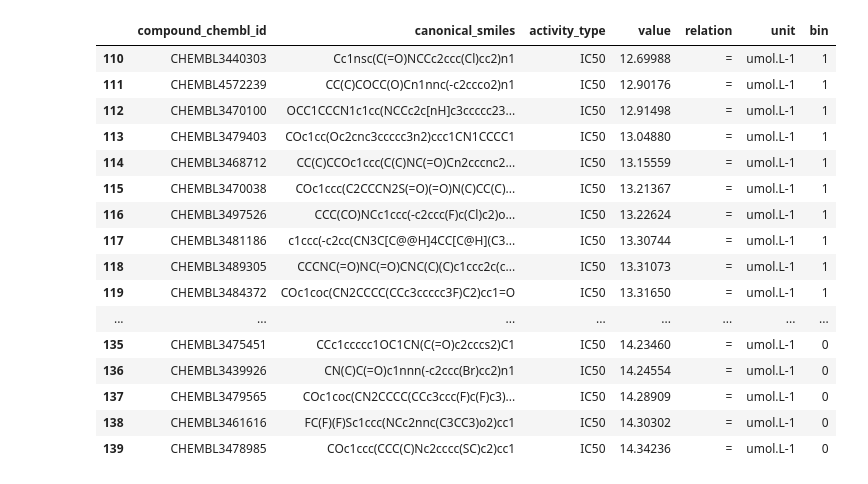
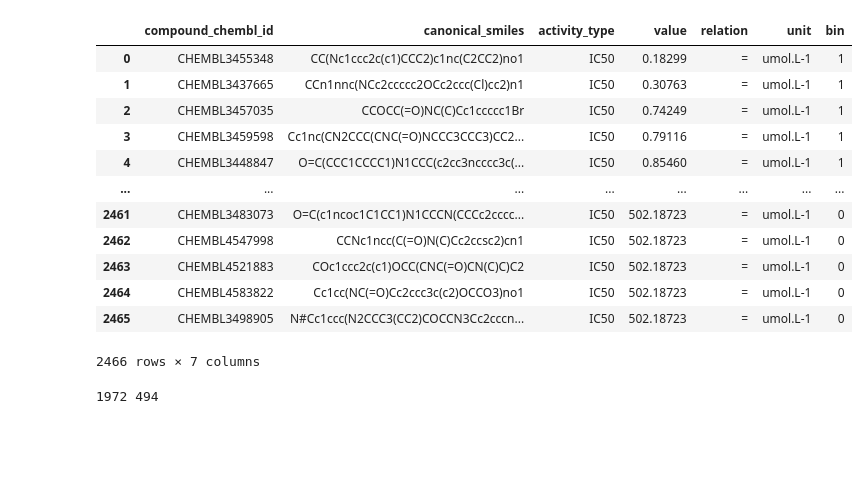
Before and after one commit to ersilia-os/chembl-antimicrobial-tasks, a Jupyter notebook: notebooks/test_lq.ipynb, the cells around one changed output. Cells and saved outputs as stored; diff of their text form; code cells hidden in the pictures; blank space fills up the shorter version.

```diff
--- a/notebooks/test_lq.ipynb
+++ b/notebooks/test_lq.ipynb
@@ -6,23 +10,19 @@ import os
 root = "."
 
 data = pd.read_csv(os.path.join(root, "..", "output", "mtuberculosis", "datasets", "CHEMBL4649948_IC50_umol.L-1_5.csv.gz"))
-# %%
-data[110:140]
-# %% [output]
-|  | compound_chembl_id | canonical_smiles | activity_type | value | relation | unit | bin |
-| 110 | CHEMBL3440303 | Cc1nsc(C(=O)NCCc2ccc(Cl)cc2)n1 | IC50 | 12.69988 | = | umol.L-1 | 1 |
-| 111 | CHEMBL4572239 | CC(C)COCC(O)Cn1nnc(-c2ccco2)n1 | IC50 | 12.90176 | = | umol.L-1 | 1 |
-| 112 | CHEMBL3470100 | OCC1CCCN1c1cc(NCCc2c[nH]c3ccccc23... | IC50 | 12.91498 | = | umol.L-1 | 1 |
-| 113 | CHEMBL3479403 | COc1cc(Oc2cnc3ccccc3n2)ccc1CN1CCCC1 | IC50 | 13.04880 | = | umol.L-1 | 1 |
-| 114 | CHEMBL3468712 | CC(C)CCOc1ccc(C(C)NC(=O)Cn2cccnc2... | IC50 | 13.15559 | = | umol.L-1 | 1 |
-| 115 | CHEMBL3470038 | COc1ccc(C2CCCN2S(=O)(=O)N(C)CC(C)... | IC50 | 13.21367 | = | umol.L-1 | 1 |
-| 116 | CHEMBL3497526 | CCC(CO)NCc1ccc(-c2ccc(F)c(Cl)c2)o... | IC50 | 13.22624 | = | umol.L-1 | 1 |
-| 117 | CHEMBL3481186 | c1ccc(-c2cc(CN3C[C@@H]4CC[C@H](C3... | IC50 | 13.30744 | = | umol.L-1 | 1 |
-| 118 | CHEMBL3489305 | CCCNC(=O)NC(=O)CNC(C)(C)c1ccc2c(c... | IC50 | 13.31073 | = | umol.L-1 | 1 |
-| 119 | CHEMBL3484372 | COc1coc(CN2CCCC(CCc3ccccc3F)C2)cc1=O | IC50 | 13.31650 | = | umol.L-1 | 1 |
-| ... | ... | ... | ... | ... | ... | ... | ... |
-| 135 | CHEMBL3475451 | CCc1ccccc1OC1CN(C(=O)c2cccs2)C1 | IC50 | 14.23460 | = | umol.L-1 | 0 |
-| 136 | CHEMBL3439926 | CN(C)C(=O)c1nnn(-c2ccc(Br)cc2)n1 | IC50 | 14.24554 | = | umol.L-1 | 0 |
-| 137 | CHEMBL3479565 | COc1coc(CN2CCCC(CCc3ccc(F)c(F)c3)... | IC50 | 14.28909 | = | umol.L-1 | 0 |
-| 138 | CHEMBL3461616 | FC(F)(F)Sc1ccc(NCc2nnc(C3CC3)o2)cc1 | IC50 | 14.30302 | = | umol.L-1 | 0 |
-| 139 | CHEMBL3478985 | COc1ccc(CCC(C)Nc2cccc(SC)c2)cc1 | IC50 | 14.34236 | = | umol.L-1 | 0 |
+# %%
+data
+# %% [output]
+|  | compound_chembl_id | canonical_smiles | activity_type | value | relation | unit | bin |
+| 0 | CHEMBL3455348 | CC(Nc1ccc2c(c1)CCC2)c1nc(C2CC2)no1 | IC50 | 0.18299 | = | umol.L-1 | 1 |
+| 1 | CHEMBL3437665 | CCn1nnc(NCc2ccccc2OCc2ccc(Cl)cc2)n1 | IC50 | 0.30763 | = | umol.L-1 | 1 |
+| 2 | CHEMBL3457035 | CCOCC(=O)NC(C)Cc1ccccc1Br | IC50 | 0.74249 | = | umol.L-1 | 1 |
+| 3 | CHEMBL3459598 | Cc1nc(CN2CCC(CNC(=O)NCCC3CCC3)CC2... | IC50 | 0.79116 | = | umol.L-1 | 1 |
+| 4 | CHEMBL3448847 | O=C(CCC1CCCC1)N1CCC(c2cc3ncccc3c(... | IC50 | 0.85460 | = | umol.L-1 | 1 |
+| ... | ... | ... | ... | ... | ... | ... | ... |
+| 2461 | CHEMBL3483073 | O=C(c1ncoc1C1CC1)N1CCCN(CCCc2cccc... | IC50 | 502.18723 | = | umol.L-1 | 0 |
+| 2462 | CHEMBL4547998 | CCNc1ncc(C(=O)N(C)Cc2ccsc2)cn1 | IC50 | 502.18723 | = | umol.L-1 | 0 |
+| 2463 | CHEMBL4521883 | COc1ccc2c(c1)OCC(CNC(=O)CN(C)C)C2 | IC50 | 502.18723 | = | umol.L-1 | 0 |
+| 2464 | CHEMBL4583822 | Cc1cc(NC(=O)Cc2ccc3c(c2)OCCO3)no1 | IC50 | 502.18723 | = | umol.L-1 | 0 |
+| 2465 | CHEMBL3498905 | N#Cc1ccc(N2CCC3(CC2)COCCN3Cc2cccn... | IC50 | 502.18723 | = | umol.L-1 | 0 |
+2466 rows × 7 columns
@@ -28,0 +37,12 @@ data[110:140]
+# %%
+for train, test in skf.split(X, Y):
+    print(len(train), len(test))
+    # clf = RandomForestClassifier(n_estimators=100, n_jobs=8, random_state=42)
+    # print("Fitting model")
+    # clf.fit(X[train], y[train])
+    X_train, Y_train = X[train], Y[train]
+    X_test, Y_test = X[test], Y[test]
+
+    break
+# %% [output]
+1972 494
```
Also changed, not shown: parts of 4 cells of this notebook.
